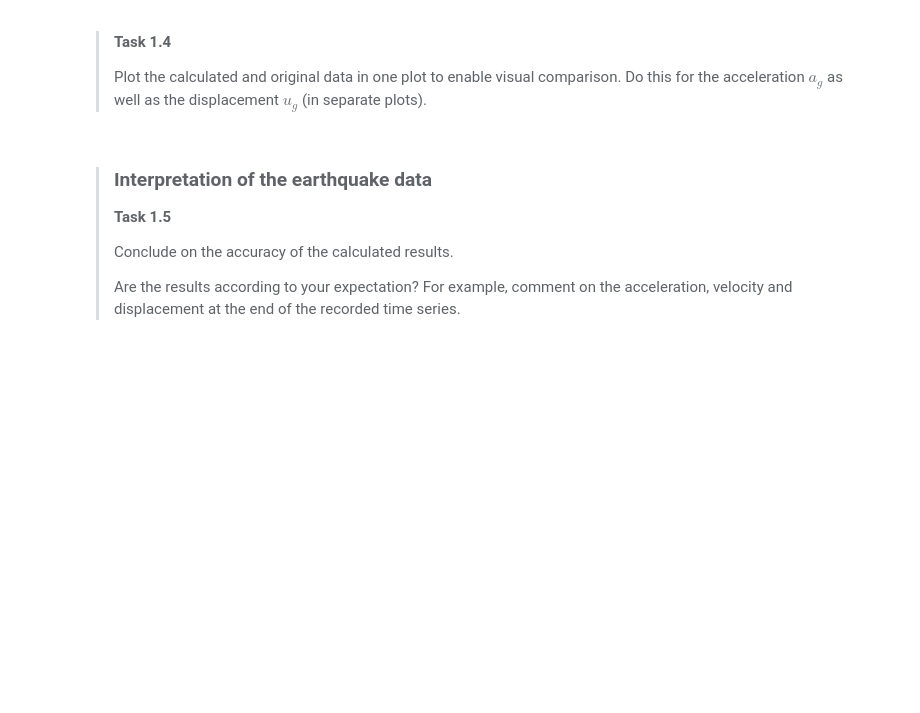
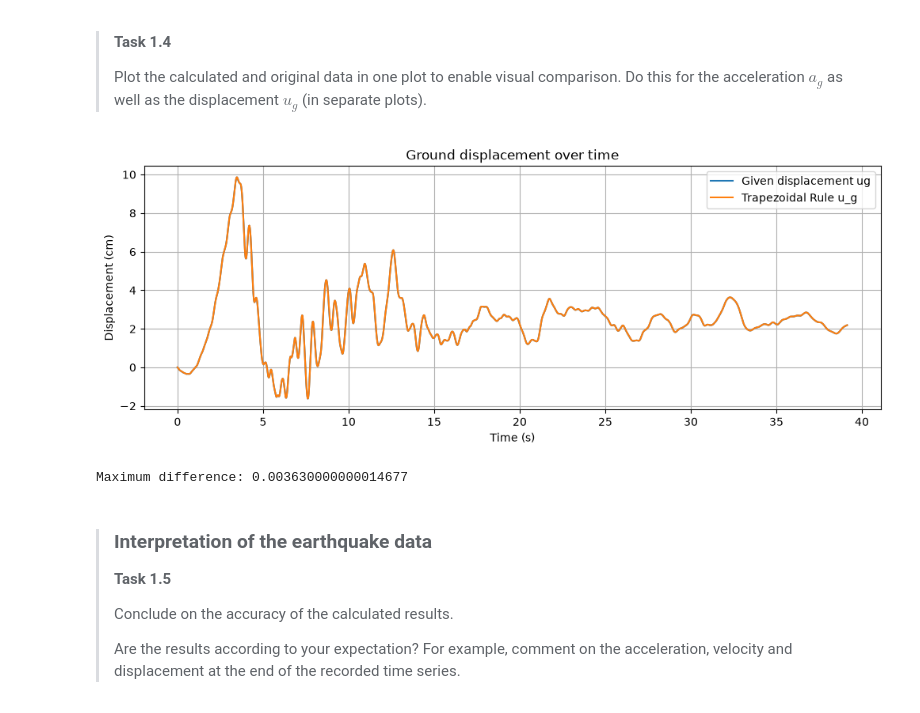
Before and after one commit to NickZhou21/GA1.2, a Jupyter notebook: all_files_GA_1_2/1Ddynamics.ipynb, the cells around one changed output. Drawn from its saved outputs; the diff is of its cells as text; code cells hidden in the pictures; blank space fills up the shorter version.

```diff
--- a/all_files_GA_1_2/1Ddynamics.ipynb
+++ b/all_files_GA_1_2/1Ddynamics.ipynb
@@ -181,3 +173,24 @@ plt.show()
+# %%
+plt.figure(figsize=(12, 4))
+
+plt.plot(t, ug, label='Given displacement ug')
+plt.plot(t, u_g, label='Trapezoidal Rule u_g')
+
+plt.title('Ground displacement over time')
+plt.xlabel('Time (s)')
+plt.ylabel('Displacement (cm)')
+
+plt.grid()
+plt.legend()
+
+plt.show()
+
+difference = np.array(ug) - np.array(u_g)
+
+print("Maximum difference:", np.max(np.abs(difference)))
+# %% [output]
+[figure, added]
+Maximum difference: 0.003630000000014677
 # %%
 # Plotting ground displacement
 
```
Also changed, not shown: parts of 1 cell of this notebook.
